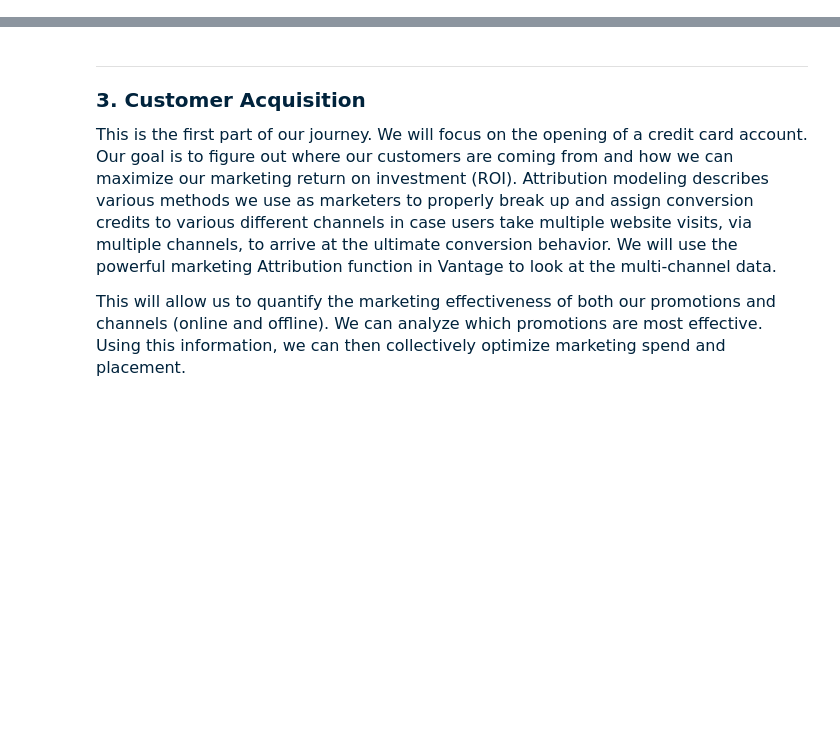
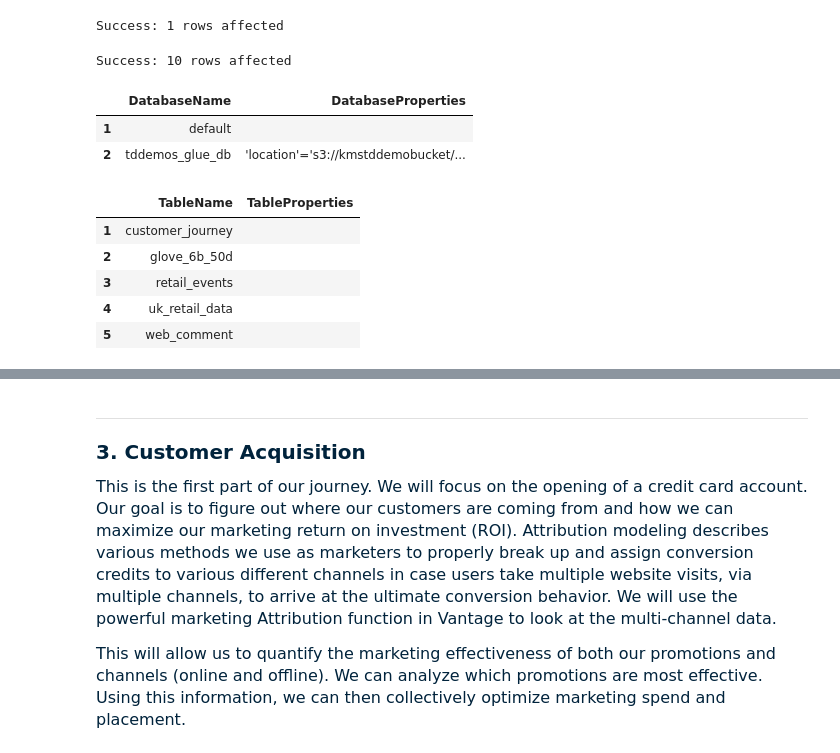
Before and after one commit to Teradata/ai-unlimited-demos, a Jupyter notebook: UseCases/Financial_Customer_Journey_SQL.ipynb, the cells around one changed output, grey strips where cells are left out. Drawn from its saved outputs; the diff is of its cells as text; code cells hidden in the pictures; blank space fills up the shorter version.

```diff
--- a/UseCases/Financial_Customer_Journey_SQL.ipynb
+++ b/UseCases/Financial_Customer_Journey_SQL.ipynb
@@ -42,5 +51,35 @@
+# %%
+/*First, we'll create an authorization to establish the credendials for AWS resources */
+REPLACE AUTHORIZATION unlimited.glue_auth_aws
+USER 'EXAMPLE'
+PASSWORD 'EXAMPLE';
+# %% [output]
+Success: 1 rows affected
+# %%
+/*Second we create the connectivity to the Iceberg Glue Data Lake*/
+
+REPLACE DATALAKE aws_glue_catalog
+EXTERNAL SECURITY CATALOG unlimited.glue_auth_aws,
+EXTERNAL SECURITY STORAGE unlimited.glue_auth_aws
+USING
+catalog_type ('glue')
+storage_region ('us-west-2')
+TABLE FORMAT iceberg;
+# %% [output]
+Success: 10 rows affected
 # %%
-HELP DATALAKE td_fabric_datalake;
+HELP DATALAKE aws_glue_catalog;
+# %% [output]
+|  | DatabaseName | DatabaseProperties |
+| 1 | default |  |
+| 2 | tddemos_glue_db | 'location'='s3://kmstddemobucket/... |
 # %%
-HELP DATABASE td_fabric_datalake.Build_Demos;
+HELP DATABASE aws_glue_catalog.tddemos_glue_db;
+# %% [output]
+|  | TableName | TableProperties |
+| 1 | customer_journey |  |
+| 2 | glove_6b_50d |  |
+| 3 | retail_events |  |
+| 4 | uk_retail_data |  |
+| 5 | web_comment |  |
 # %%
```
Also changed, not shown: parts of 25 cells of this notebook, 1 other file.
